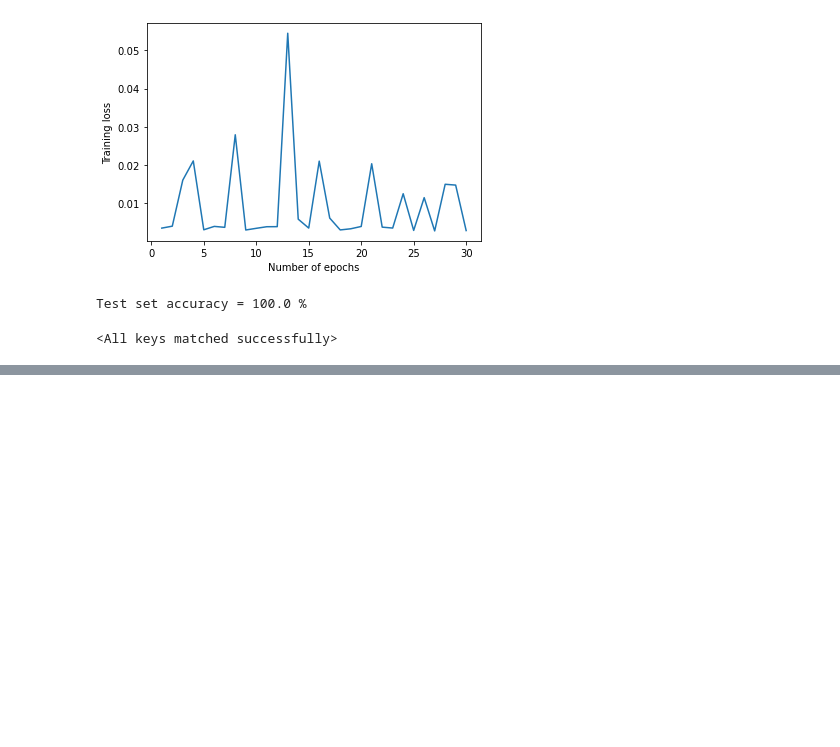
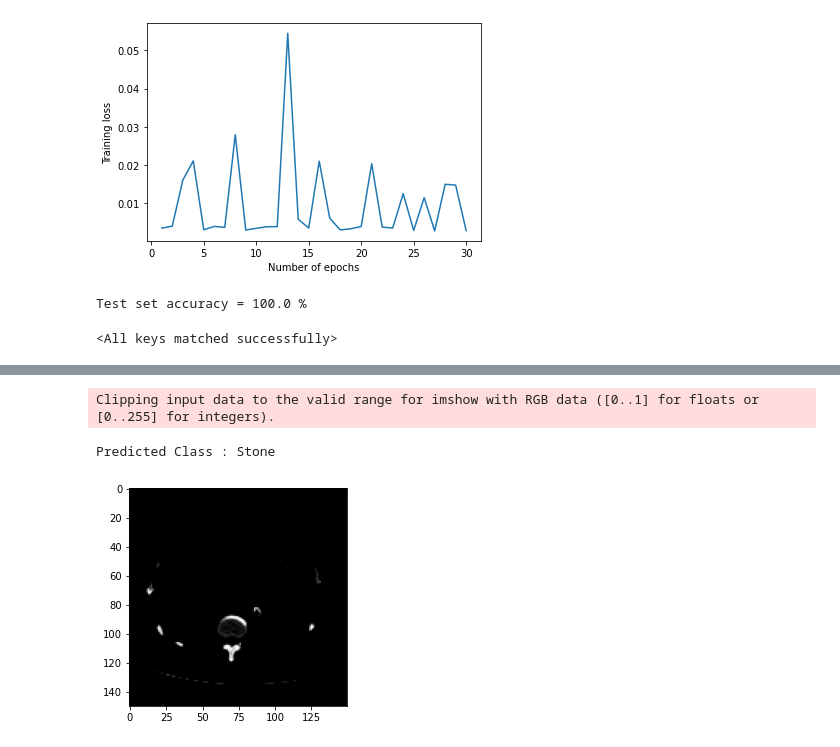
Before and after one commit to DeusLicht/Research_Project, a Jupyter notebook: Project.ipynb, the cells around one changed output, grey strips where cells are left out. Cells and saved outputs as stored; diff of their text form; code cells hidden in the pictures; blank space fills up the shorter version.

Commit message:
added predictor_func

```diff
--- a/Project.ipynb
+++ b/Project.ipynb
@@ -348,0 +333,18 @@ tensor([[ 6.5049, 14.8520, -3.1693, -3.1693, -3.1693, -3.1693, -3.1693, -3.1693,
+# %%
+from PIL import Image
+
+#open image file
+img = Image.open("D:\Git\Research Paper\DataSet - Mehedi Hasan, Medical Technologist, Bangladesh Hospitals\Test\Stone\Stone- (1026).jpg")
+
+#convert image to tensor
+img = normalize_transform(img)
+
+#print image
+plt.imshow(img.permute(1,2,0))
+
+#prdict image label
+print(f"Predicted Class : {predict_img_class(img,model)}")
+# %% [output]
+Clipping input data to the valid range for imshow with RGB data ([0..1] for floats or [0..255] for integers).
+Predicted Class : Stone
+[figure, added]
```
Also changed, not shown: parts of 5 cells of this notebook, 1 other file.
